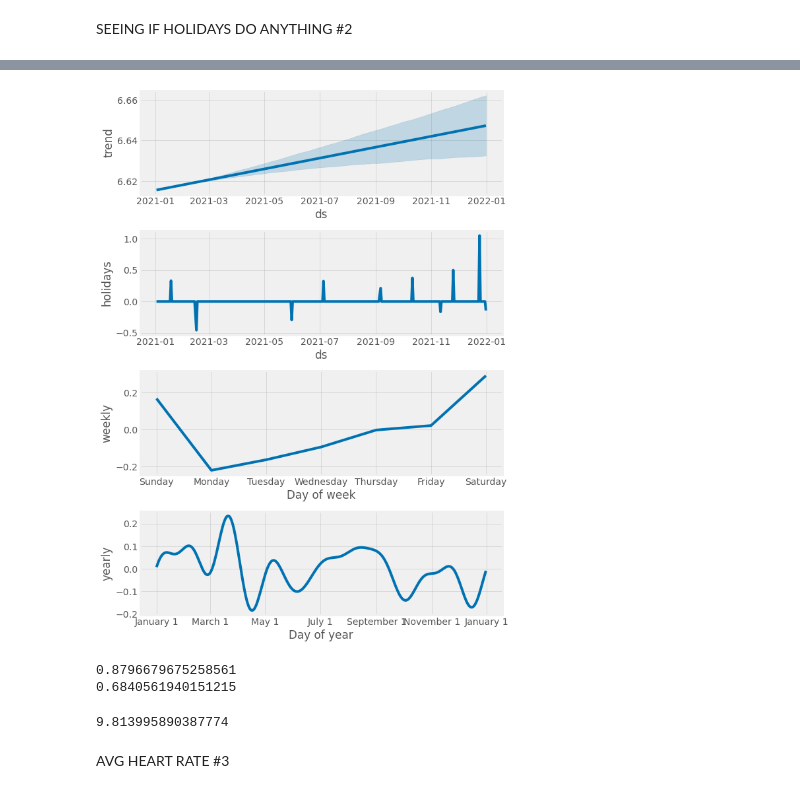
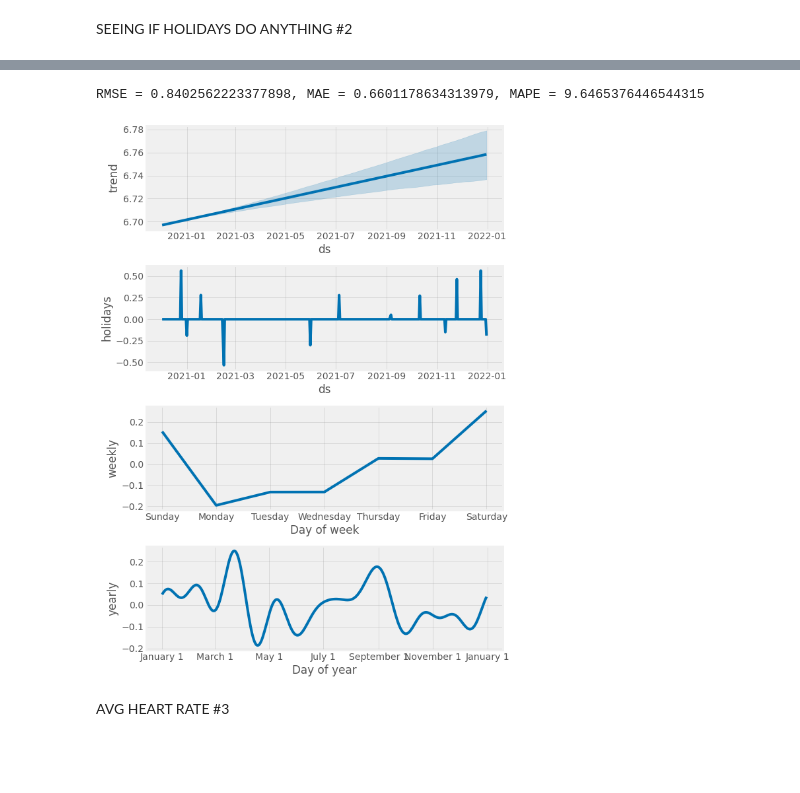
Before and after one commit to patrickmcalinden/kaggle_ml_sleep, a Jupyter notebook: kaggle_ml_sleep.ipynb, the cells around one changed output, grey strips where cells are left out. Saved outputs shown, nothing was run; the diff lists cells and outputs as text; code cells hidden in the pictures; blank space fills up the shorter version.

```diff
--- a/kaggle_ml_sleep.ipynb
+++ b/kaggle_ml_sleep.ipynb
@@ -48,3 +50,15 @@ KeyboardInterrupt:
+# %%
+import numpy as np
+from sklearn.metrics import mean_squared_error, mean_absolute_error
+
+def performance_claculations(y_true, y_pred):
+
+    RMSE = np.sqrt(mean_squared_error(y_true,y_pred))
+    MAE = mean_absolute_error(y_true, y_pred)
+    true, pred = np.array(y_true), np.array(y_pred)
+    MAPE = np.mean(np.abs((true - pred) / true)) * 100
+
+    return f"RMSE = {RMSE:.16f}, MAE = {MAE:.16f}, MAPE = {MAPE:.16f}"
 # %% [markdown]
 STARTING HERE #1
 # %%
@@ -70,7 +84,7 @@ base_df = pd.read_csv(r'C:\Users\paddy\Documents\Kaggle_competition\downloaded_d
 #getting rid of outliers
 pd.to_datetime(base_df.index)
 base_df["sleep_hours"].iloc[833:1090] /= 2
-base_df = base_df[base_df['sleep_hours'] >= 2]
+base_df = base_df[base_df['sleep_hours'] >= 4]
 
 
 base_df.plot(style='.', figsize=(10,5), ms=1, color=color_pal[0],title='Sleep over time', )
@@ -119,7 +133,7 @@ plt.show()
 Train / Test Split #1
 # %%
 #splitting df into train and test data for model
-split_date = '30-DEC-2021'
+split_date = '01-DEC-2020'
 data_train = base_df.loc[base_df.index <= split_date].copy().add_suffix('_TRAIN')
 data_test = base_df.loc[base_df.index > split_date].copy().add_suffix('_TEST')
 
@@ -246,18 +249,10 @@ model_with_holidays.fit(sleep_train_prophet)
 #predicting..
 sleep_test_fcst_with_hols = model_with_holidays.predict(df=sleep_test_prophet)
 
+#printing calculations
+print(performance_claculations(y_true=data_test['sleep_hours_TEST'], y_pred=sleep_test_fcst_with_hols['yhat']))
+
 #plotting components
 fig = model_with_holidays.plot_components(sleep_test_fcst_with_hols)
 plt.show()
-
-#printing calculations
-print(np.sqrt(mean_squared_error(y_true=data_test['sleep_hours_TEST'], y_pred=sleep_test_fcst_with_hols['yhat'])))
-
-print(mean_absolute_error(y_true=data_test['sleep_hours_TEST'], y_pred=sleep_test_fcst_with_hols['yhat']))
-
-def mean_absolute_percentage_error(y_true, y_pred):
-    y_true, y_pred = np.array(y_true), np.array(y_pred)
-    return np.mean(np.abs((y_true - y_pred) / y_true)) * 100
-
-mean_absolute_percentage_error(y_true=data_test['sleep_hours_TEST'], y_pred=sleep_test_fcst_with_hols['yhat'])
 # %% [output]
@@ -266,7 +261,5 @@ mean_absolute_percentage_error(y_true=data_test['sleep_hours_TEST'], y_pred=slee
+RMSE = 0.8402562223377898, MAE = 0.6601178634313979, MAPE = 9.6465376446544315
-[figure, old version]
+[figure, new version]
-0.8796679675258561
-0.6840561940151215
-9.813995890387774
 # %% [markdown]
 AVG HEART RATE #3
 # %%
```
Also changed, not shown: parts of 13 cells of this notebook.
